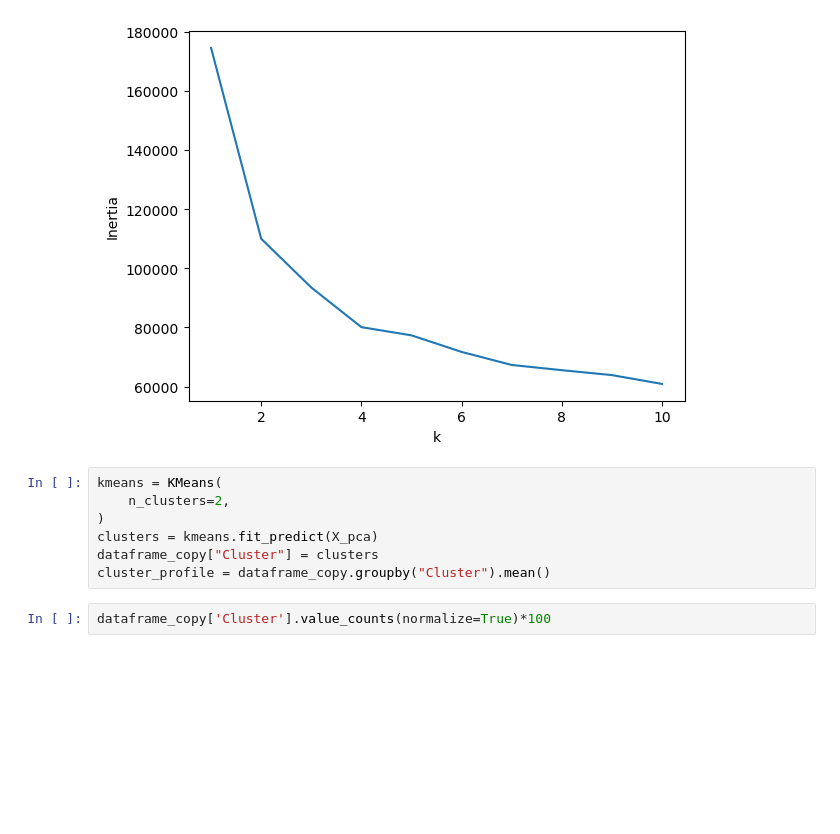
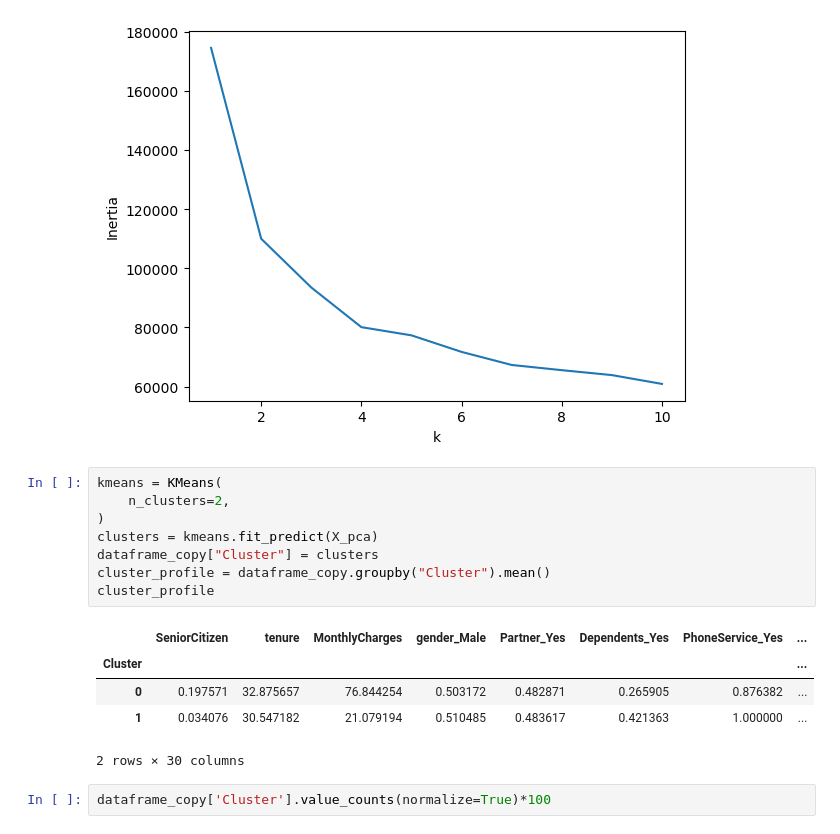
Before and after one commit to m070902/telco-customer-churn, a Jupyter notebook: main.ipynb, the cells around one changed output. Cells and saved outputs as stored; diff of their text form; blank space fills up the shorter version.

```diff
--- a/main.ipynb
+++ b/main.ipynb
@@ -300,10 +300,17 @@ plt.show()
 # %%
 kmeans = KMeans(
     n_clusters=2,
 )
 clusters = kmeans.fit_predict(X_pca)
 dataframe_copy["Cluster"] = clusters
 cluster_profile = dataframe_copy.groupby("Cluster").mean()
+cluster_profile
+# %% [output]
+|  | SeniorCitizen | tenure | MonthlyCharges | gender_Male | Partner_Yes | Dependents_Yes | PhoneService_Yes | ... |
+| Cluster |  |  |  |  |  |  |  | ... |
+| 0 | 0.197571 | 32.875657 | 76.844254 | 0.503172 | 0.482871 | 0.265905 | 0.876382 | ... |
+| 1 | 0.034076 | 30.547182 | 21.079194 | 0.510485 | 0.483617 | 0.421363 | 1.000000 | ... |
+2 rows × 30 columns
 # %%
 dataframe_copy['Cluster'].value_counts(normalize=True)*100
 # %% [output]
```
Also changed, not shown: parts of 3 cells of this notebook.
